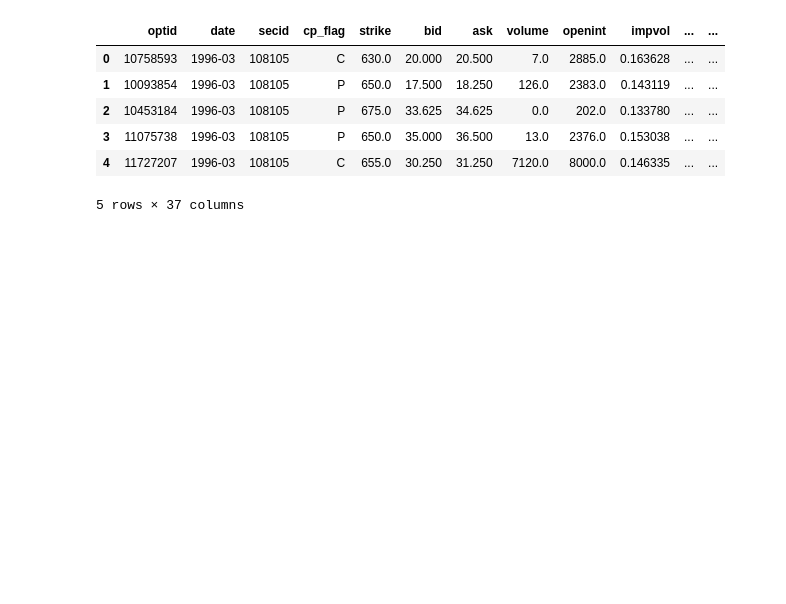
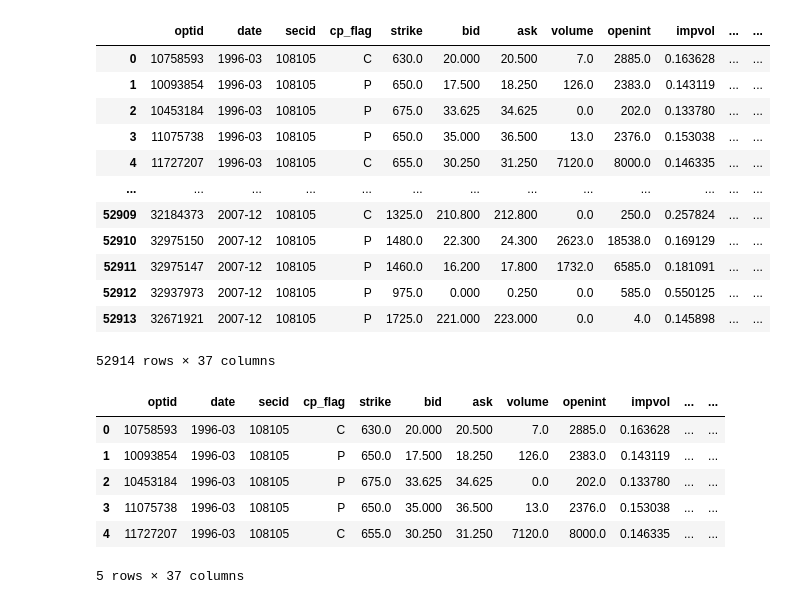
Before and after one commit to kostyantynHrytsyuk/risk-options-2021, a Jupyter notebook: Project_2.ipynb, the cells around one changed output. Saved outputs shown, nothing was run; the diff lists cells and outputs as text; code cells hidden in the pictures; blank space fills up the shorter version.

```diff
--- a/Project_2.ipynb
+++ b/Project_2.ipynb
@@ -12,6 +12,23 @@ from sklearn.metrics import mean_squared_error, r2_score
 df = pd.read_csv('data.csv', parse_dates=[1]).sort_values(by = "date")
 df['date'] = df['date'].dt.to_period('M')
 df = df[277:].reset_index(drop=True)
+# %%
+# For testing
+df = df[df['date'] < '2008-01']
+# %% [output]
+|  | optid | date | secid | cp_flag | strike | bid | ask | volume | openint | impvol | ... | ... |
+| 0 | 10758593 | 1996-03 | 108105 | C | 630.0 | 20.000 | 20.500 | 7.0 | 2885.0 | 0.163628 | ... | ... |
+| 1 | 10093854 | 1996-03 | 108105 | P | 650.0 | 17.500 | 18.250 | 126.0 | 2383.0 | 0.143119 | ... | ... |
+| 2 | 10453184 | 1996-03 | 108105 | P | 675.0 | 33.625 | 34.625 | 0.0 | 202.0 | 0.133780 | ... | ... |
+| 3 | 11075738 | 1996-03 | 108105 | P | 650.0 | 35.000 | 36.500 | 13.0 | 2376.0 | 0.153038 | ... | ... |
+| 4 | 11727207 | 1996-03 | 108105 | C | 655.0 | 30.250 | 31.250 | 7120.0 | 8000.0 | 0.146335 | ... | ... |
+| ... | ... | ... | ... | ... | ... | ... | ... | ... | ... | ... | ... | ... |
+| 52909 | 32184373 | 2007-12 | 108105 | C | 1325.0 | 210.800 | 212.800 | 0.0 | 250.0 | 0.257824 | ... | ... |
+| 52910 | 32975150 | 2007-12 | 108105 | P | 1480.0 | 22.300 | 24.300 | 2623.0 | 18538.0 | 0.169129 | ... | ... |
+| 52911 | 32975147 | 2007-12 | 108105 | P | 1460.0 | 16.200 | 17.800 | 1732.0 | 6585.0 | 0.181091 | ... | ... |
+| 52912 | 32937973 | 2007-12 | 108105 | P | 975.0 | 0.000 | 0.250 | 0.0 | 585.0 | 0.550125 | ... | ... |
+| 52913 | 32671921 | 2007-12 | 108105 | P | 1725.0 | 221.000 | 223.000 | 0.0 | 4.0 | 0.145898 | ... | ... |
+52914 rows × 37 columns
 # %%
 df.head()
 # %% [output]
```
Also changed, not shown: parts of 4 cells of this notebook.
